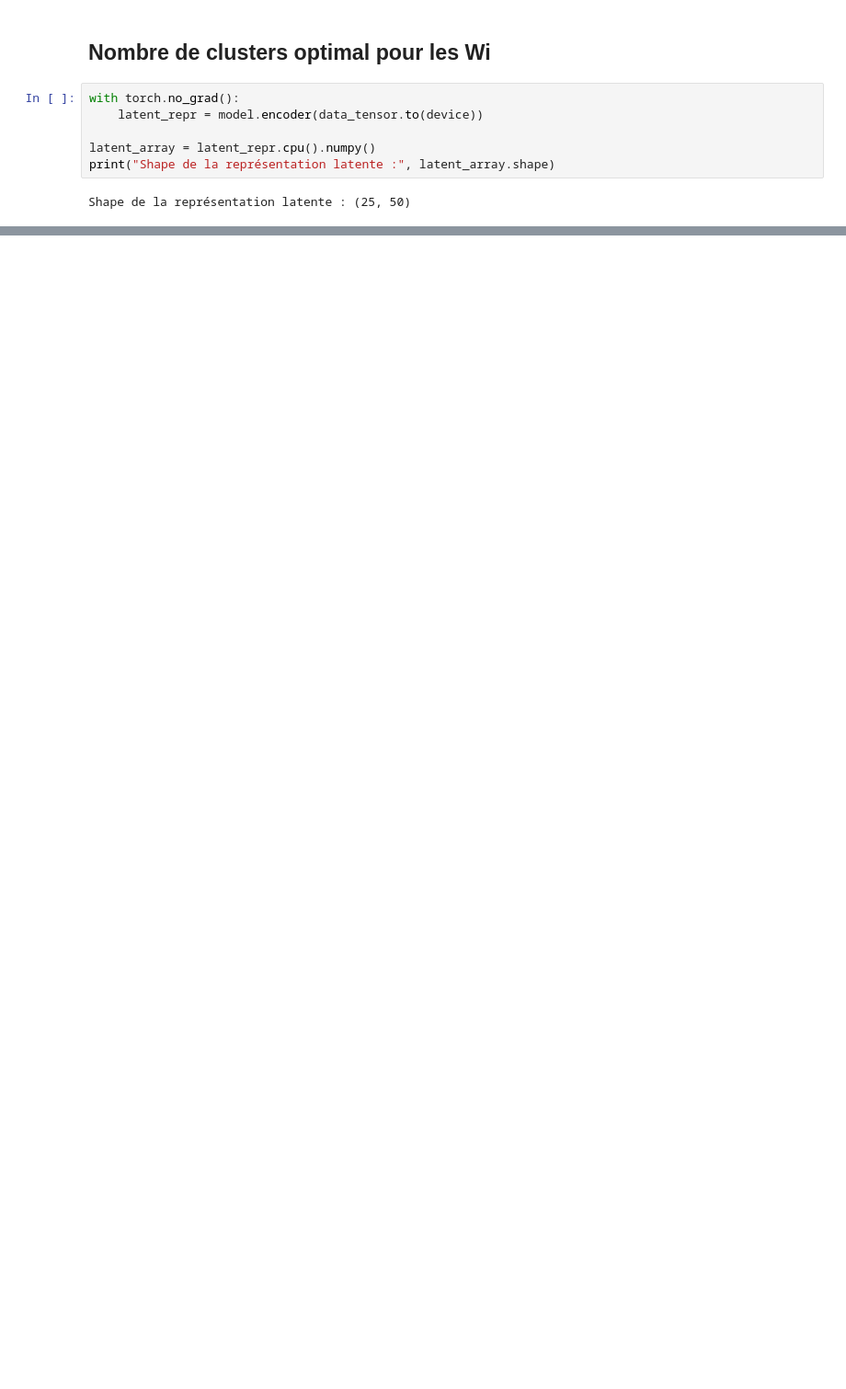
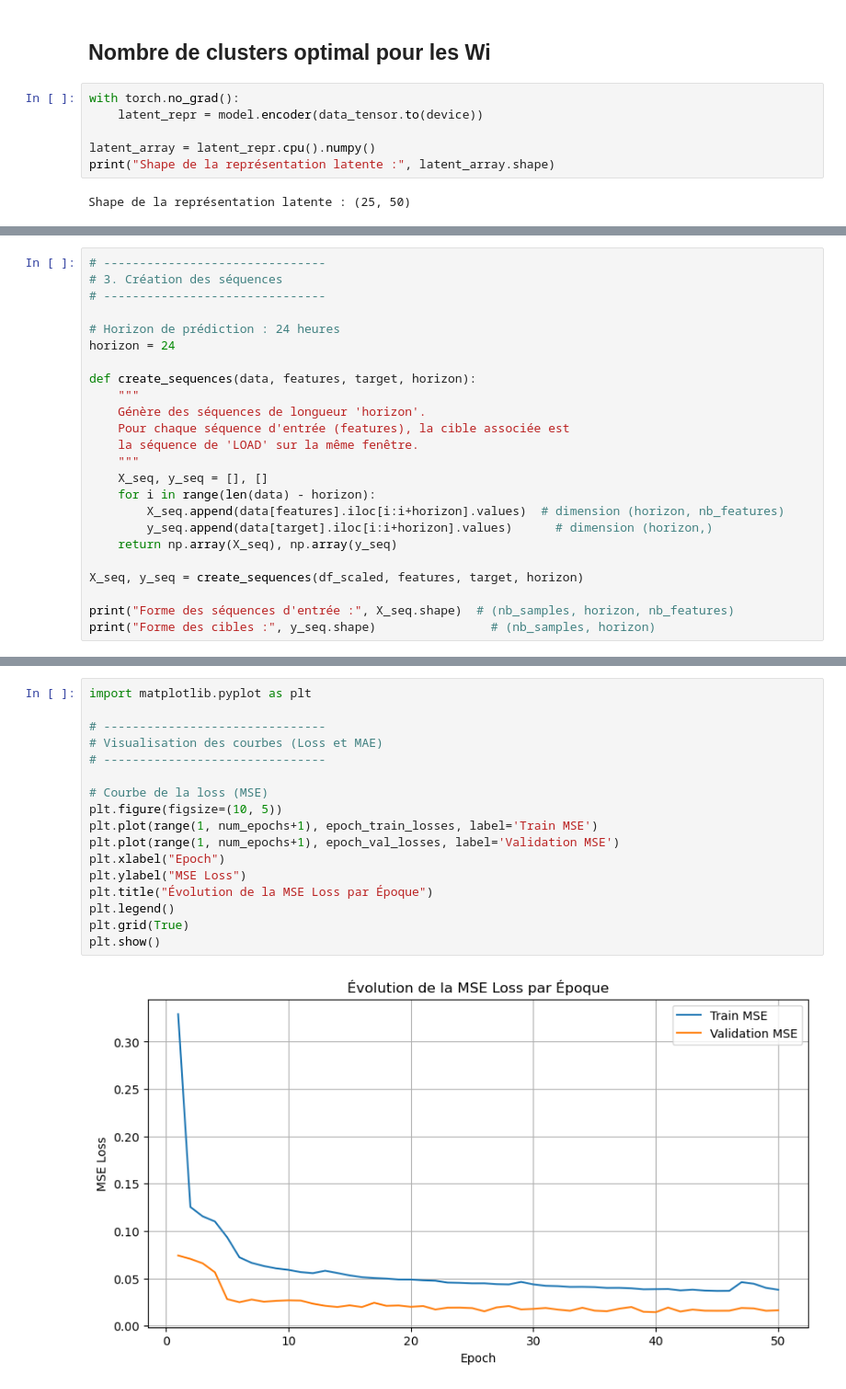
Before and after one commit to malcouffe/consommation-lectrique-, a Jupyter notebook: conso_elec.ipynb, the cells around one changed output, grey strips where cells are left out. Shown: that part at 92% size. Saved outputs shown, nothing was run; the diff lists cells and outputs as text; blank space fills up the shorter version.

```diff
--- a/conso_elec.ipynb
+++ b/conso_elec.ipynb
@@ -565,0 +626,24 @@ w6   ...     52     51     49     48     44     42     40     38     39     39
+# %%
+# -------------------------------
+# 3. Création des séquences
+# -------------------------------
+
+# Horizon de prédiction : 24 heures
+horizon = 24
+
+def create_sequences(data, features, target, horizon):
+    """
+    Génère des séquences de longueur 'horizon'.
+    Pour chaque séquence d'entrée (features), la cible associée est
+    la séquence de 'LOAD' sur la même fenêtre.
+    """
+    X_seq, y_seq = [], []
+    for i in range(len(data) - horizon):
+        X_seq.append(data[features].iloc[i:i+horizon].values)  # dimension (horizon, nb_features)
+        y_seq.append(data[target].iloc[i:i+horizon].values)      # dimension (horizon,)
+    return np.array(X_seq), np.array(y_seq)
+
+X_seq, y_seq = create_sequences(df_scaled, features, target, horizon)
+
+print("Forme des séquences d'entrée :", X_seq.shape)  # (nb_samples, horizon, nb_features)
+print("Forme des cibles :", y_seq.shape)                # (nb_samples, horizon)
@@ -565,0 +796,19 @@ w6   ...     52     51     49     48     44     42     40     38     39     39
+# %%
+import matplotlib.pyplot as plt
+
+# -------------------------------
+# Visualisation des courbes (Loss et MAE)
+# -------------------------------
+
+# Courbe de la loss (MSE)
+plt.figure(figsize=(10, 5))
+plt.plot(range(1, num_epochs+1), epoch_train_losses, label='Train MSE')
+plt.plot(range(1, num_epochs+1), epoch_val_losses, label='Validation MSE')
+plt.xlabel("Epoch")
+plt.ylabel("MSE Loss")
+plt.title("Évolution de la MSE Loss par Époque")
+plt.legend()
+plt.grid(True)
+plt.show()
+# %% [output]
+[figure, added]
```
Also changed, not shown: parts of 22 cells of this notebook.
